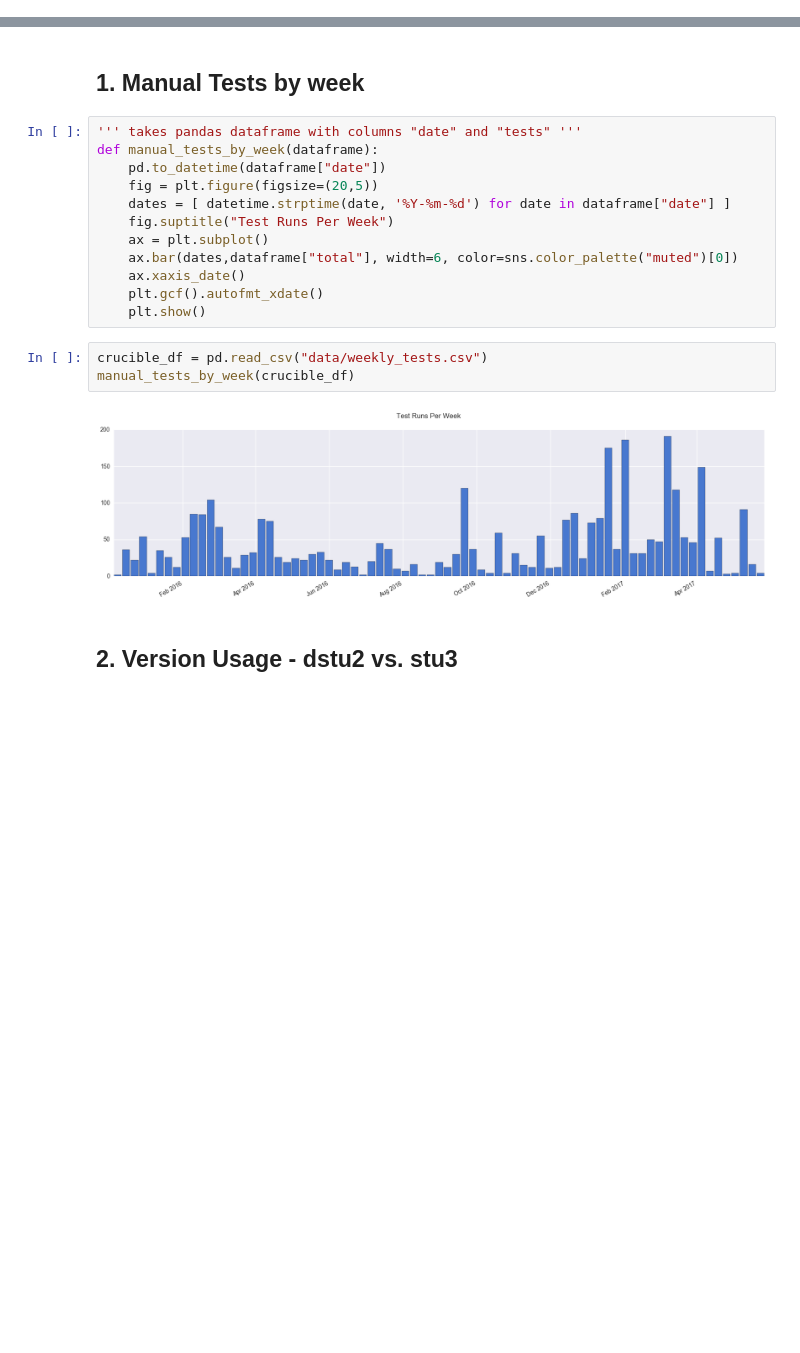
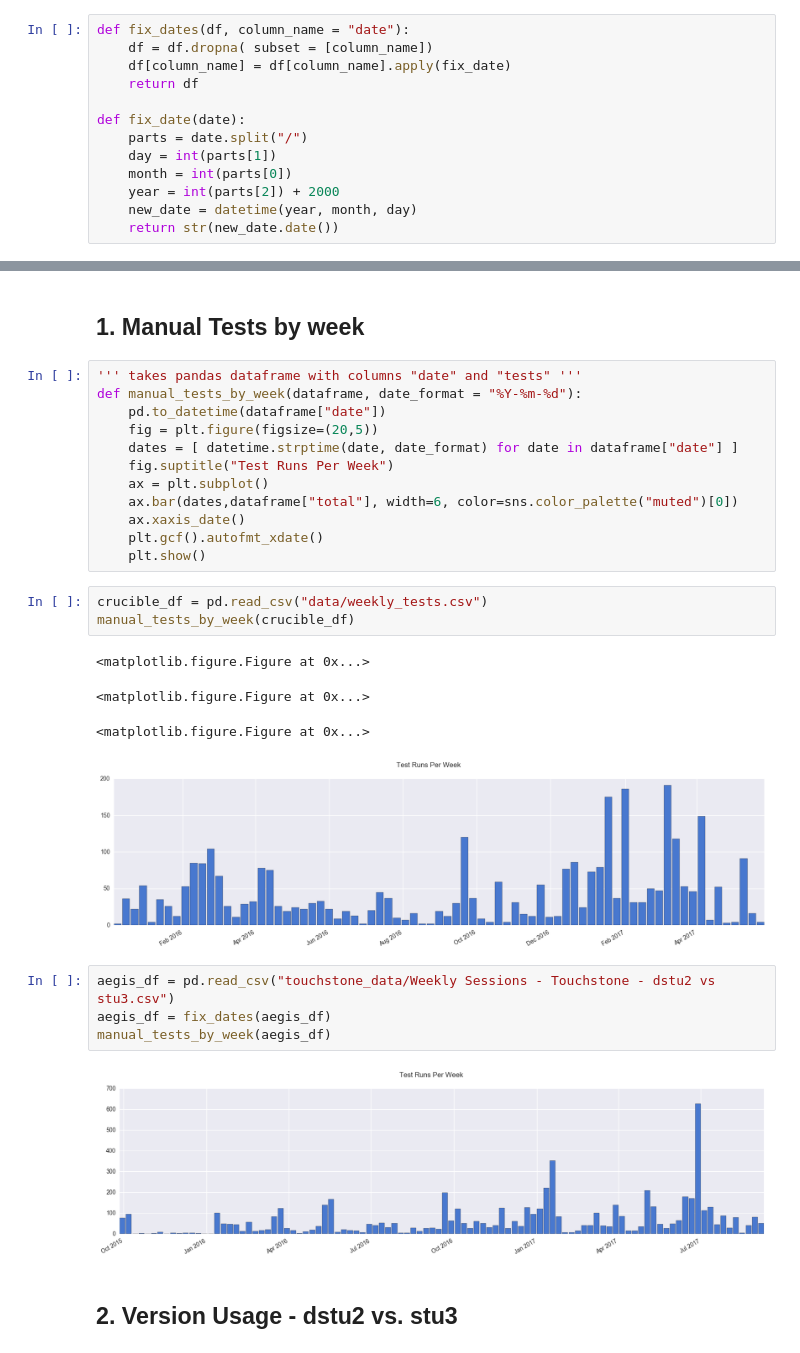
Before and after one commit to fhir-crucible/paper_analysis, a Jupyter notebook: paper_figures.ipynb, the cells around one changed output, grey strips where cells are left out. Drawn from its saved outputs; the diff is of its cells as text; blank space fills up the shorter version.

```diff
--- a/paper_figures.ipynb
+++ b/paper_figures.ipynb
@@ -297,0 +274,13 @@ There are 3366 test results for SRDC
+# %%
+def fix_dates(df, column_name = "date"):
+    df = df.dropna( subset = [column_name])
+    df[column_name] = df[column_name].apply(fix_date)
+    return df
+
+def fix_date(date):
+    parts = date.split("/")
+    day = int(parts[1])
+    month = int(parts[0])
+    year = int(parts[2]) + 2000
+    new_date = datetime(year, month, day)
+    return str(new_date.date())
@@ -310,10 +390,10 @@ There are 3366 test results for SRDC
 ## 1. Manual Tests by week
 # %%
 ''' takes pandas dataframe with columns "date" and "tests" '''
-def manual_tests_by_week(dataframe):
+def manual_tests_by_week(dataframe, date_format = "%Y-%m-%d"):
     pd.to_datetime(dataframe["date"])
     fig = plt.figure(figsize=(20,5))
-    dates = [ datetime.strptime(date, '%Y-%m-%d') for date in dataframe["date"] ]
+    dates = [ datetime.strptime(date, date_format) for date in dataframe["date"] ]
     fig.suptitle("Test Runs Per Week")
     ax = plt.subplot()
     ax.bar(dates,dataframe["total"], width=6, color=sns.color_palette("muted")[0])
@@ -324,7 +404,16 @@ def manual_tests_by_week(dataframe):
 crucible_df = pd.read_csv("data/weekly_tests.csv")
 manual_tests_by_week(crucible_df)
 # %% [output]
+<matplotlib.figure.Figure at 0x...>
+<matplotlib.figure.Figure at 0x...>
+<matplotlib.figure.Figure at 0x...>
 [figure]
+# %%
+aegis_df = pd.read_csv("touchstone_data/Weekly Sessions - Touchstone - dstu2 vs stu3.csv")
+aegis_df = fix_dates(aegis_df)
+manual_tests_by_week(aegis_df)
+# %% [output]
+[figure, added]
 # %% [markdown]
 ## 2. Version Usage - dstu2 vs. stu3
 # %%
```
Also changed, not shown: parts of 20 cells of this notebook.
